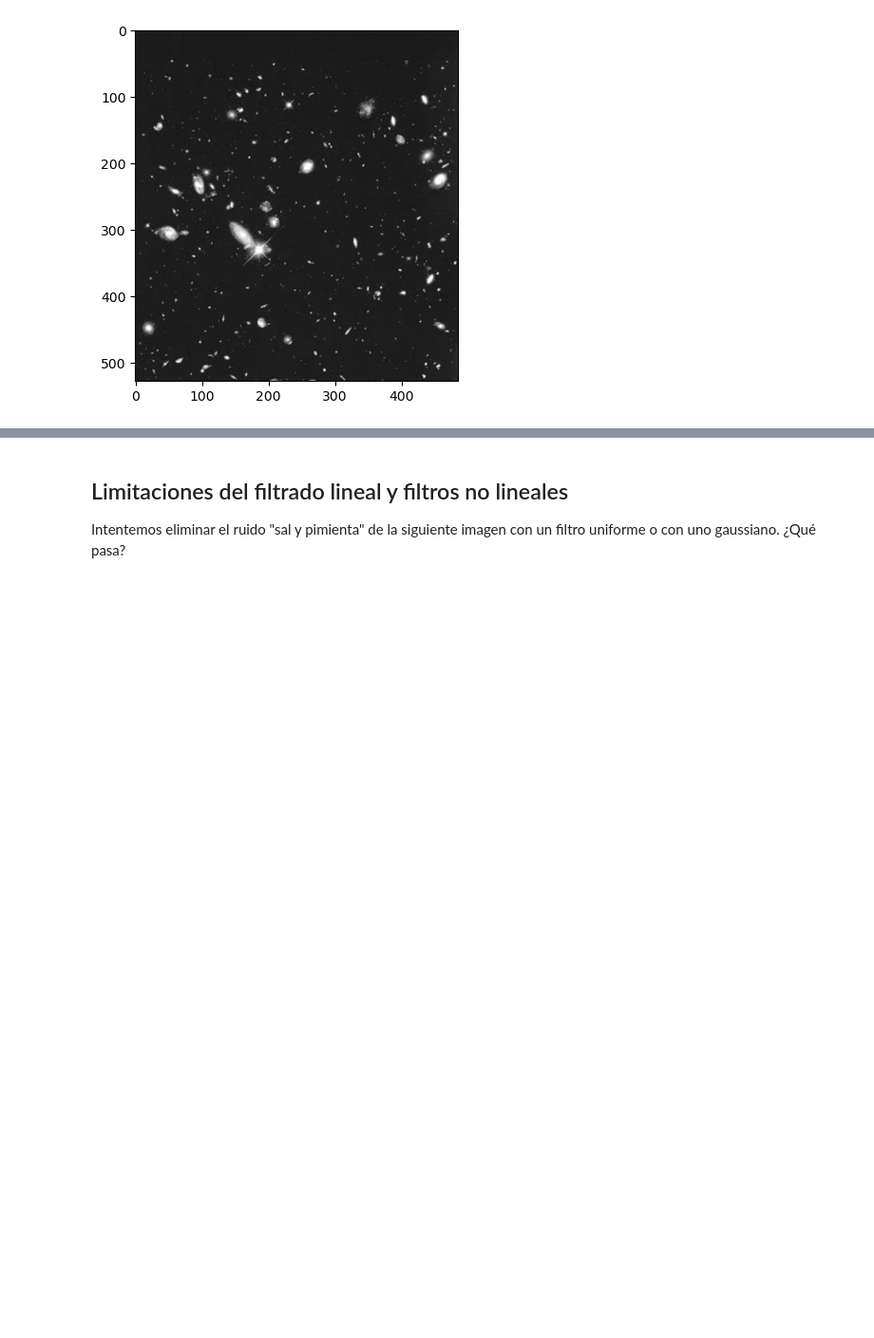
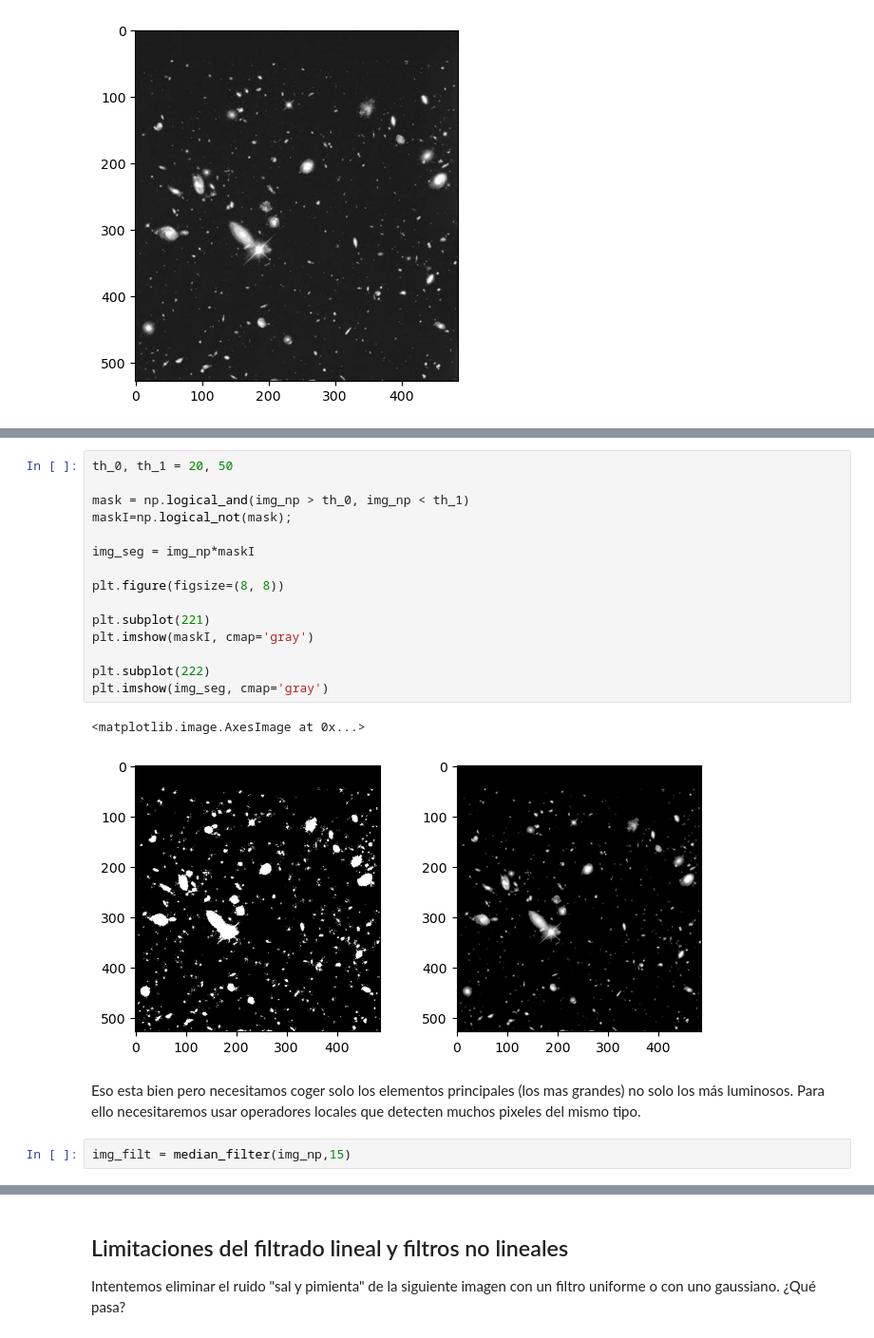
Before and after one commit to DaniMuPi/mi_repositorio, a Jupyter notebook: Tema_2b.ipynb, the cells around one changed output, grey strips where cells are left out. Shown at 95% size. Cells and saved outputs as stored; diff of their text form; blank space fills up the shorter version.

```diff
--- a/Tema_2b.ipynb
+++ b/Tema_2b.ipynb
@@ -192,0 +215,22 @@ modo:  L
+# %%
+th_0, th_1 = 20, 50
+
+mask = np.logical_and(img_np > th_0, img_np < th_1)
+maskI=np.logical_not(mask);
+
+img_seg = img_np*maskI
+
+plt.figure(figsize=(8, 8))
+
+plt.subplot(221)
+plt.imshow(maskI, cmap='gray')
+
+plt.subplot(222)
+plt.imshow(img_seg, cmap='gray')
+# %% [output]
+<matplotlib.image.AxesImage at 0x...>
+[figure, added]
+# %% [markdown]
+Eso esta bien pero necesitamos coger solo los elementos principales (los mas grandes) no solo los más luminosos. Para ello necesitaremos usar operadores locales que detecten muchos pixeles del mismo tipo.
+# %%
+img_filt = median_filter(img_np,15)
```
Also changed, not shown: parts of 14 cells of this notebook, 7 other files.
